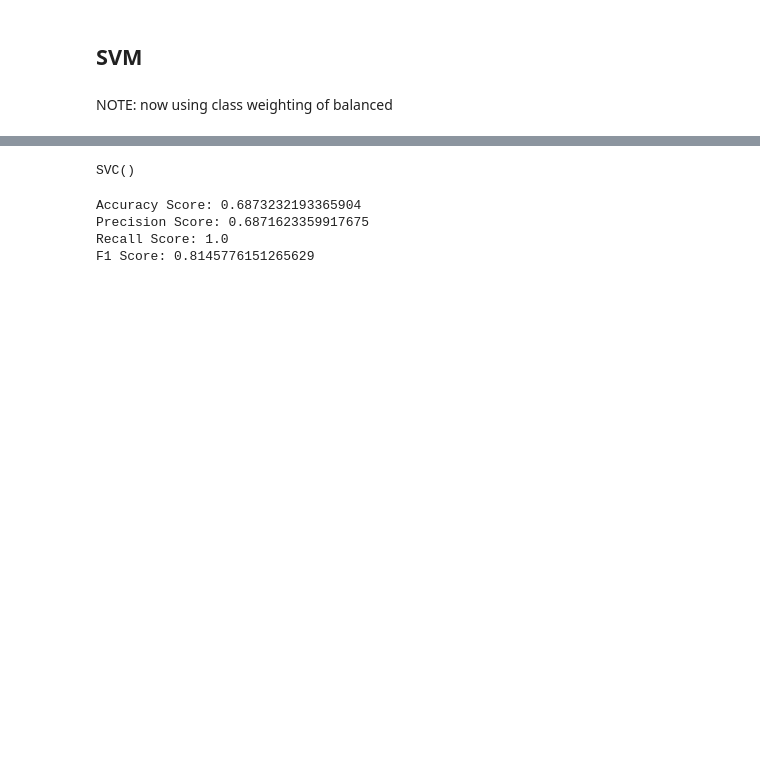
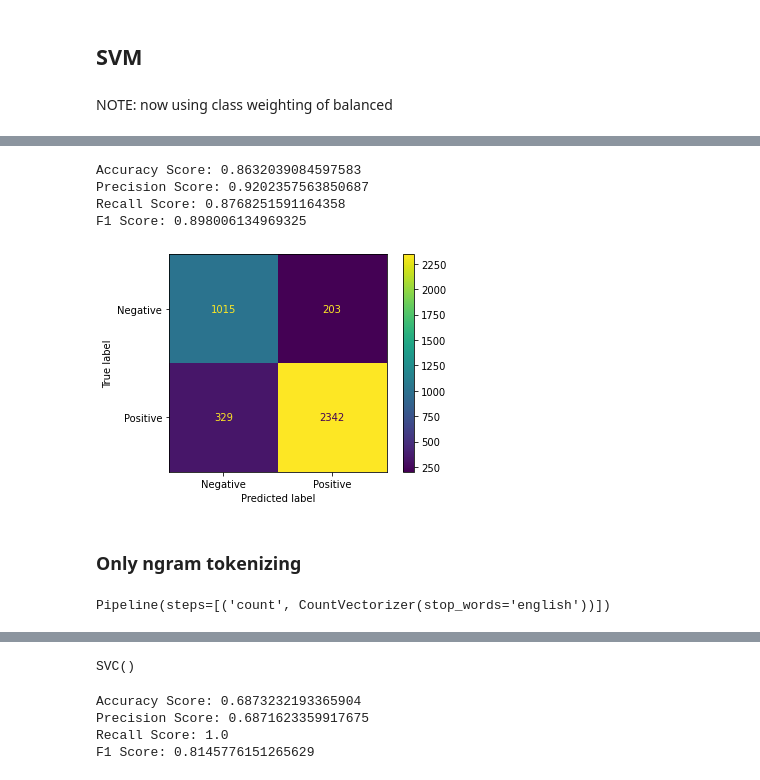
Before and after one commit to RandumbPurson/ratemyprof-sentiment, a Jupyter notebook: svm_model.ipynb, the cells around one changed output, grey strips where cells are left out. Cells and saved outputs as stored; diff of their text form; code cells hidden in the pictures; blank space fills up the shorter version.

```diff
--- a/svm_model.ipynb
+++ b/svm_model.ipynb
@@ -212,0 +257,14 @@ F1 Score: 0.9118287373004355
+# %%
+experiment(X_train_stop, y_train, X_test_stop, y_test)
+# %% [output]
+Accuracy Score: 0.8632039084597583
+Precision Score: 0.9202357563850687
+Recall Score: 0.8768251591164358
+F1 Score: 0.898006134969325
+[figure, added]
+# %% [markdown]
+### Only ngram tokenizing
+# %%
+X_train_ngram, X_test_ngram = preprocessing(X_train, X_test, stop_words=True)
+# %% [output]
+Pipeline(steps=[('count', CountVectorizer(stop_words='english'))])
```
Also changed, not shown: parts of 15 cells of this notebook.
